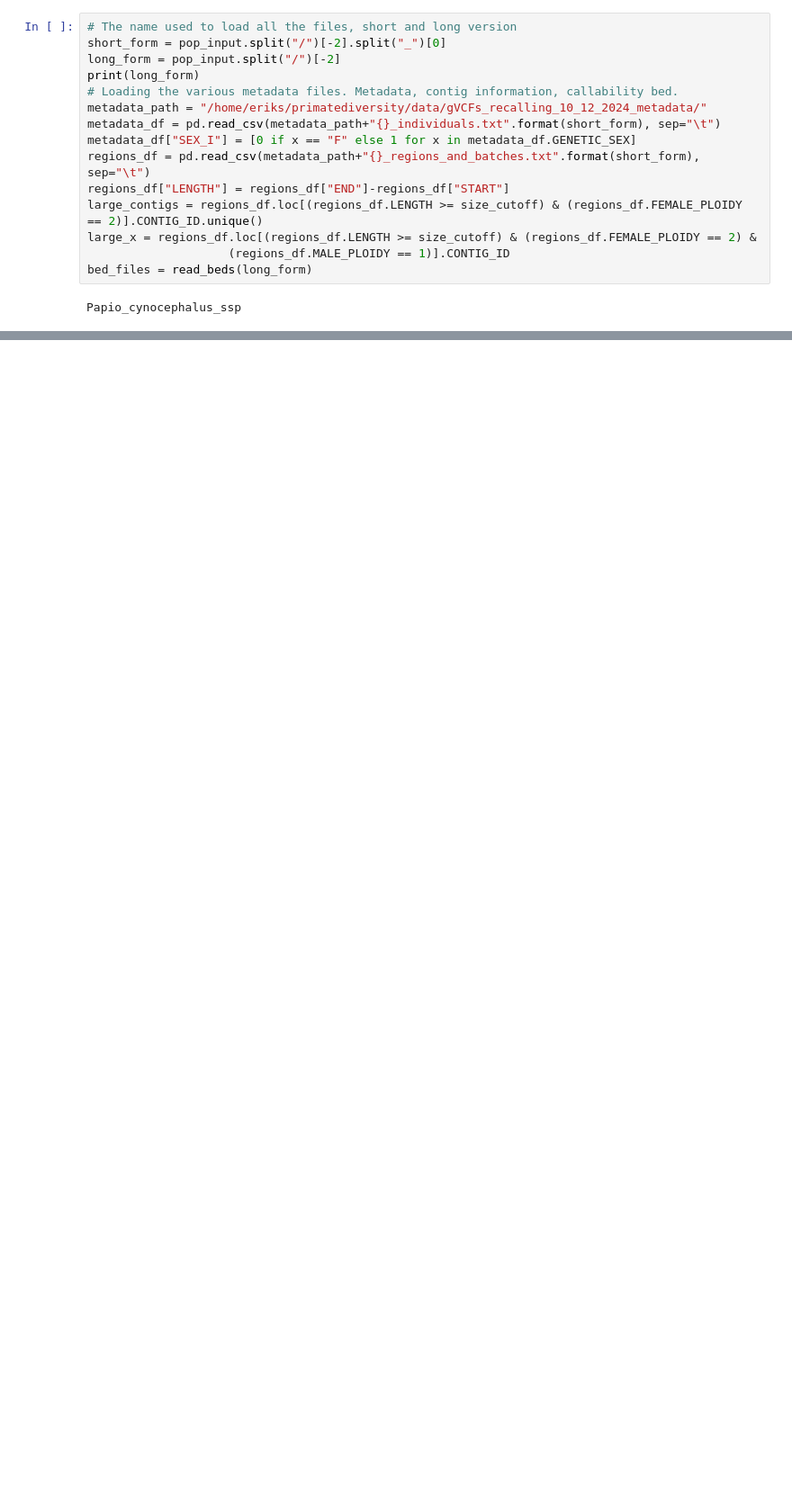
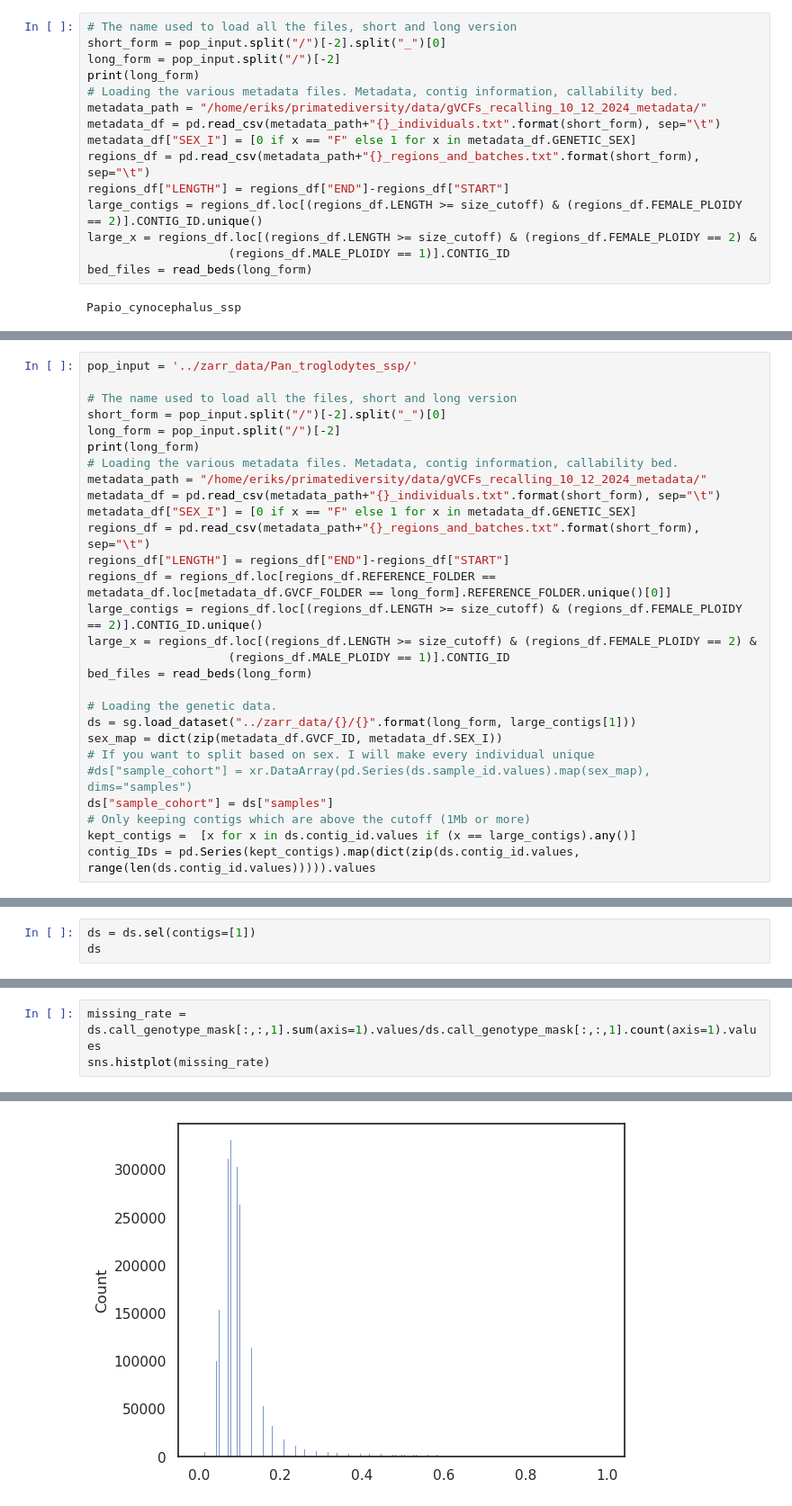
Before and after one commit to erikfogh/selection_primates, a Jupyter notebook: notebooks/standard04_fst_and_het.ipynb, the cells around one changed output, grey strips where cells are left out. Shown at 90% size. Drawn from its saved outputs; the diff is of its cells as text; blank space fills up the shorter version.

```diff
--- a/notebooks/standard04_fst_and_het.ipynb
+++ b/notebooks/standard04_fst_and_het.ipynb
@@ -134,0 +387,28 @@ fst_results
+# %%
+pop_input = '../zarr_data/Pan_troglodytes_ssp/'
+
+# The name used to load all the files, short and long version
+short_form = pop_input.split("/")[-2].split("_")[0]
+long_form = pop_input.split("/")[-2]
+print(long_form)
+# Loading the various metadata files. Metadata, contig information, callability bed.
+metadata_path = "/home/eriks/primatediversity/data/gVCFs_recalling_10_12_2024_metadata/"
+metadata_df = pd.read_csv(metadata_path+"{}_individuals.txt".format(short_form), sep="\t")
+metadata_df["SEX_I"] = [0 if x == "F" else 1 for x in metadata_df.GENETIC_SEX]
+regions_df = pd.read_csv(metadata_path+"{}_regions_and_batches.txt".format(short_form), sep="\t")
+regions_df["LENGTH"] = regions_df["END"]-regions_df["START"]
+regions_df = regions_df.loc[regions_df.REFERENCE_FOLDER == metadata_df.loc[metadata_df.GVCF_FOLDER == long_form].REFERENCE_FOLDER.unique()[0]]
+large_contigs = regions_df.loc[(regions_df.LENGTH >= size_cutoff) & (regions_df.FEMALE_PLOIDY == 2)].CONTIG_ID.unique()
+large_x = regions_df.loc[(regions_df.LENGTH >= size_cutoff) & (regions_df.FEMALE_PLOIDY == 2) &
+                    (regions_df.MALE_PLOIDY == 1)].CONTIG_ID
+bed_files = read_beds(long_form)
+
+# Loading the genetic data.
+ds = sg.load_dataset("../zarr_data/{}/{}".format(long_form, large_contigs[1]))
+sex_map = dict(zip(metadata_df.GVCF_ID, metadata_df.SEX_I))
+# If you want to split based on sex. I will make every individual unique
+#ds["sample_cohort"] = xr.DataArray(pd.Series(ds.sample_id.values).map(sex_map), dims="samples")
+ds["sample_cohort"] = ds["samples"]
+# Only keeping contigs which are above the cutoff (1Mb or more)
+kept_contigs =  [x for x in ds.contig_id.values if (x == large_contigs).any()]
+contig_IDs = pd.Series(kept_contigs).map(dict(zip(ds.contig_id.values, range(len(ds.contig_id.values))))).values
@@ -134,0 +417,3 @@ fst_results
+# %%
+ds = ds.sel(contigs=[1])
+ds
@@ -134,0 +438,4 @@ fst_results
+# %%
+missing_rate = ds.call_genotype_mask[:,:,1].sum(axis=1).values/ds.call_genotype_mask[:,:,1].count(axis=1).values
+sns.histplot(missing_rate)
+# %% [output]
@@ -134,0 +443 @@ fst_results
+[figure, added]
```
Also changed, not shown: parts of 41 cells of this notebook, 9 other files.
